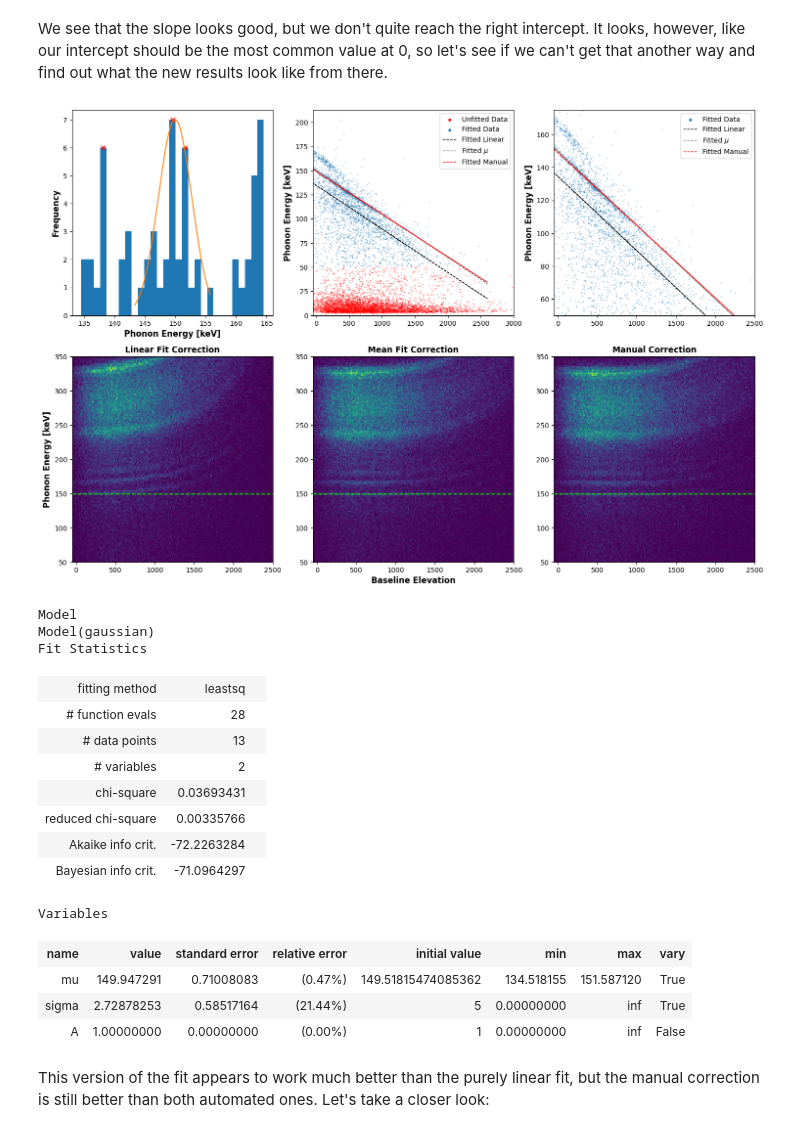
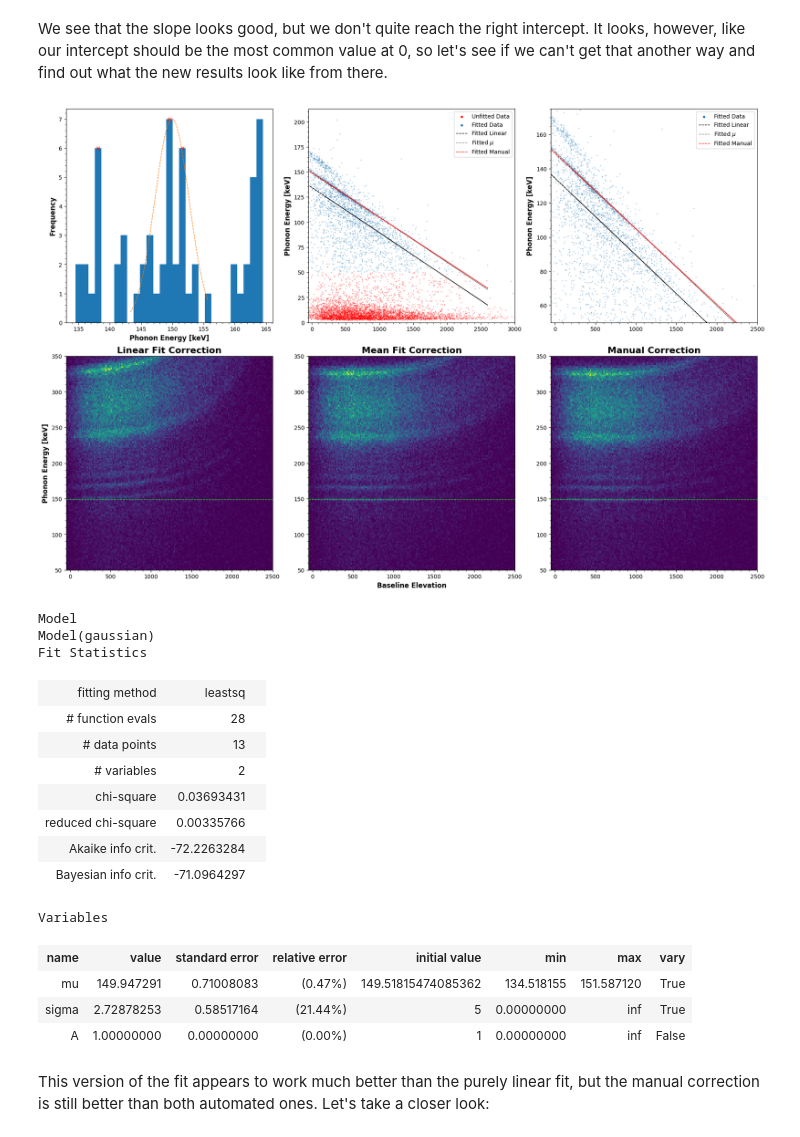
Before and after one commit to villano-lab/R76Analysis, a Jupyter notebook: AutoHV1Summary.ipynb, the cells around one changed output. Cells and saved outputs as stored; diff of their text form; code cells hidden in the pictures.

```diff
--- a/AutoHV1Summary.ipynb
+++ b/AutoHV1Summary.ipynb
@@ -19,6 +19,9 @@ from scipy import signal as sig
 
 #Import custom library included in this repository
 import R76Tools as R76
+
+#Use local mplstyle
+plt.style.use('./default.mplstyle')
 # %% [markdown]
 We begin by loading in our data set:
 # %%
@@ -124,24 +126,26 @@ let's cut them out of our fit. `y=50` seems like a good place to cut, being both
 def f(x,m=m,b=b): return m*x+b #Define the equation of a line for fitting.
 
 #Define our data points with our new y > 50 fit
-x = z["PSUMbs"][~z["crand"] & z["cphi1"] & z["cam"] & (z["pt_keV"]>50)]-18000
-y = z["pt_keV"][~z["crand"] & z["cphi1"] & z["cam"] & (z["pt_keV"]>50)]
+x = PSUMbs[~crand & cphi1 & cam & (pt_keV>50)]-18000
+y = pt_keV[~crand & cphi1 & cam & (pt_keV>50)]
 
 #Set up to fit
 mod = lf.Model(f); params = mod.make_params()
 params.add('m',value=-0.2,max=0,min=-1);params.add('b',value=150,min=0) #give reasonable constraints
 fit = mod.fit(y,params,x=x)
 
-plt.scatter(z["PSUMbs"][~z["crand"] & z["cphi1"] & z["cam"] & (z["pt_keV"]<50)]-18000,
-            z["pt_keV"][~z["crand"] & z["cphi1"] & z["cam"] & (z["pt_keV"]<50)],
+fig = plt.figure()
+
+plt.scatter(PSUMbs[~crand & cphi1 & cam & (pt_keV<50)]-18000,
+            pt_keV[~crand & cphi1 & cam & (pt_keV<50)],
             s=0.1,color='red',label='Unfitted Data')
 plt.scatter(x,y,s=0.1,label='Fitted Data')
-plt.plot(x,fit.best_fit,linestyle='--',color='k',linewidth=1,label="Fit")
+plt.plot(x,fit.best_fit,color='k',linewidth=1,label="Fit")
 
 plt.xlabel("Baseline Elevation",weight="bold",fontsize=12)
 plt.ylabel("Phonon Energy [keV]",weight="bold",fontsize=12)
 plt.xlim(-50,3000); plt.ylim(0)
-plt.legend(markerscale=10)
+plt.legend()
 plt.show()
 
 fit
@@ -194,59 +198,58 @@ fitg = modg.fit(hyscaled,params=paramsg,x=hx[rangeslice])
 xs = np.linspace(rangemin,rangemax,1000);
 ys = gaussian(xs,fitg.best_values['mu'],fitg.best_values['sigma'],fitg.best_values['A']);
 ys *= max(hy)/max(ys)
 ax[0,0].plot(xs,ys)
-ax[0,0].set_xlabel("Phonon Energy [keV]",weight="bold",fontsize=12)
-ax[0,0].set_ylabel("Frequency"          ,weight="bold",fontsize=12)
+ax[0,0].set_xlabel("Phonon Energy [keV]"); ax[0,0].set_ylabel("Frequency")
 
 #Compare gaussian to our previous fit.
-ax[0,1].scatter(z["PSUMbs"][~z["crand"] & z["cphi1"] & z["cam"] & (z["pt_keV"]<50)]-18000,
-            z["pt_keV"][~z["crand"] & z["cphi1"] & z["cam"] & (z["pt_keV"]<50)],
+ax[0,1].scatter(PSUMbs[~crand & cphi1 & cam & (pt_keV<50)]-18000,
+            pt_keV[~crand & cphi1 & cam & (pt_keV<50)],
             s=0.1,color='red',label='Unfitted Data')
 ax[0,1].scatter(x,y,s=0.1,label='Fitted Data')
-ax[0,1].plot(x,fit.best_fit,linestyle='--',color='k',linewidth=1,label="Fitted Linear")
-ax[0,1].plot(x,fit.best_values['m']*x+fitg.best_values['mu'],linestyle='--',linewidth=1,color='grey',label="Fitted $\mu$")
-ax[0,1].plot(x,m*x+b,linestyle='--',color='red',linewidth=1,label='Fitted Manual')
+ax[0,1].plot(x,fit.best_fit,color='k',label="Fitted Linear")
+ax[0,1].plot(x,fit.best_values['m']*x+fitg.best_values['mu'],color='grey',label="Fitted $\mu$")
+ax[0,1].plot(x,m*x+b,color='red',label='Fitted Manual')
 
-ax[0,1].set_ylabel("Phonon Energy [keV]",weight="bold",fontsize=12)
+ax[0,1].set_ylabel("Phonon Energy [keV]")
 ax[0,1].set_xlim(-50,3000); ax[0,1].set_ylim(0)
-ax[0,1].legend(markerscale=10)
+ax[0,1].legend()
 
 #Zoom in
 ax[0,2].scatter(x,y,s=0.1,label='Fitted Data')
-ax[0,2].plot(x,fit.best_fit,linestyle='--',color='k',linewidth=1,label="Fitted Linear")
-ax[0,2].plot(x,fit.best_values['m']*x+fitg.best_values['mu'],linestyle='--',linewidth=1,color='grey',label="Fitted $\mu$")
-ax[0,2].plot(x,m*x+b,linestyle='--',color='red',linewidth=1,label='Fitted Manual')
+ax[0,2].plot(x,fit.best_fit,color='k',label="Fitted Linear")
+ax[0,2].plot(x,fit.best_values['m']*x+fitg.best_values['mu'],color='grey',label="Fitted $\mu$")
+ax[0,2].plot(x,m*x+b,color='red',label='Fitted Manual')
 
-ax[0,2].set_ylabel("Phonon Energy [keV]",weight="bold",fontsize=12)
+ax[0,2].set_ylabel("Phonon Energy [keV]")
 ax[0,2].set_xlim(-50,2500); ax[0,2].set_ylim(50,175)
-ax[0,2].legend(markerscale=10)
+ax[0,2].legend()
 
 #Now plot the two new corrections side-by-side
 
-ax[1,0].set_title("Linear Fit Correction",weight="bold",fontsize=12)
-ax[1,1].set_title("Mean Fit Correction",weight="bold",fontsize=12)
-ax[1,2].set_title("Manual Correction",weight="bold",fontsize=12)
+ax[1,0].set_title("Linear Fit Correction")
+ax[1,1].set_title("Mean Fit Correction")
+ax[1,2].set_title("Manual Correction")
 
 L = fit.best_values['m']/fit.best_values['b']
 G = fit.best_values['m']/fitg.best_values['mu']
-z['bscorr_lin'] = z['pt_keV']/(1.+(z['PSUMbs']-18000.)*L)
-z['bscorr_gau'] = z['pt_keV']/(1.+(z['PSUMbs']-18000.)*G)
+z['bscorr_lin'] = pt_keV/(1.+(PSUMbs-18000.)*L)
+z['bscorr_gau'] = pt_keV/(1.+(PSUMbs-18000.)*G)
 
-ax[1,1].set_xlabel("Baseline Elevation",weight="bold",fontsize=12) #suplabel is weirdly spaced
-ax[1,0].set_ylabel("Phonon Energy [keV]",weight="bold",fontsize=12)
-ax[1,0].hist2d(z["PSUMbs"][~z["crand"]]-18000,z["bscorr_lin"][~z["crand"]],
+ax[1,1].set_xlabel("Baseline Elevation") #suplabel is weirdly spaced
+ax[1,0].set_ylabel("Phonon Energy [keV]")
+ax[1,0].hist2d(PSUMbs[~crand]-18000,z["bscorr_lin"][~crand],
              bins=[np.linspace(-50,2500,200),np.linspace(50,350,150)])
-ax[1,1].hist2d(z["PSUMbs"][~z["crand"]]-18000,z["bscorr_gau"][~z["crand"]],
+ax[1,1].hist2d(PSUMbs[~crand]-18000,z["bscorr_gau"][~crand],
              bins=[np.linspace(-50,2500,200),np.linspace(50,350,150)])
-ax[1,2].hist2d(z["PSUMbs"][~z["crand"]]-18000,z["bscorr_man"][~z["crand"]],
+ax[1,2].hist2d(PSUMbs[~crand]-18000,bscorr_man[~crand],
              bins=[np.linspace(-50,2500,200),np.linspace(50,350,150)])
 for axs in ax[1]:
-    axs.axhline(149,color='lime',linestyle='--')
+    axs.axhline(149,color='lime')
 plt.show()
 
 fitg
 # %% [output]
-[figure, old version]
+[figure, new version]
 Model
 Model(gaussian)
 Fit Statistics
```
Also changed, not shown: parts of 7 cells of this notebook, 1 other file.
